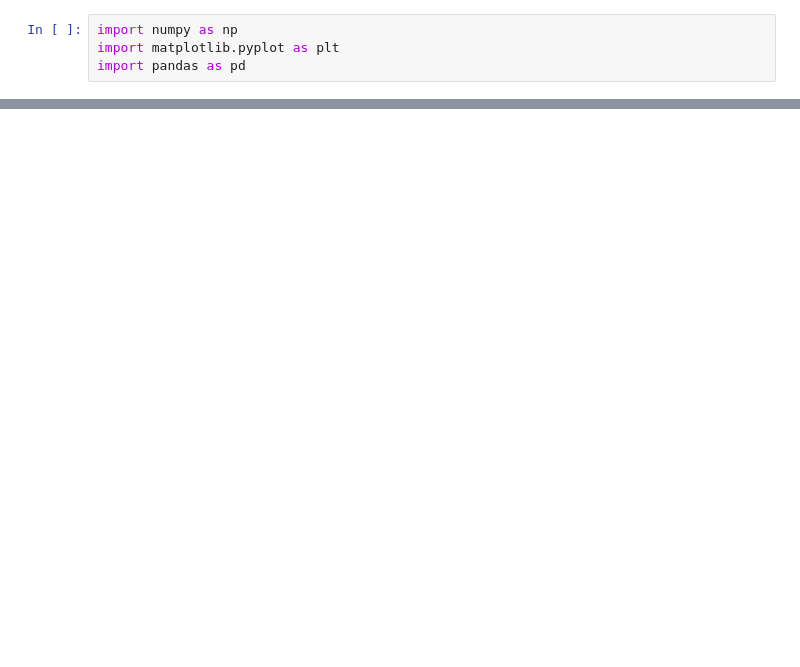
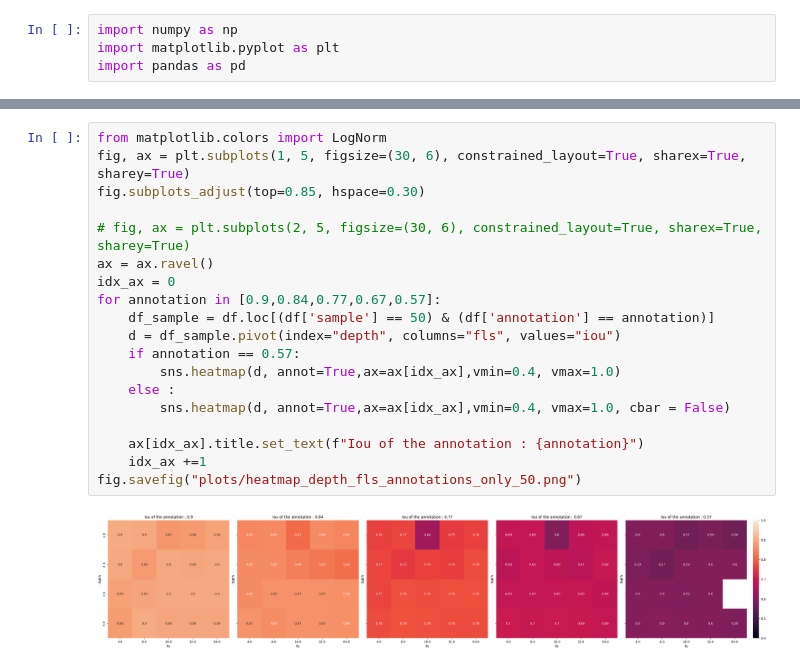
Before and after one commit to llleaa/ML-2025, a Jupyter notebook: projects/project2/plots.ipynb, the cells around one changed output, grey strips where cells are left out. Drawn from its saved outputs; the diff is of its cells as text; blank space fills up the shorter version.

```diff
--- a/projects/project2/plots.ipynb
+++ b/projects/project2/plots.ipynb
@@ -69,0 +70,21 @@ fig.savefig("plots/heatmap_depth_fls_1scale.png")
+# %%
+from matplotlib.colors import LogNorm
+fig, ax = plt.subplots(1, 5, figsize=(30, 6), constrained_layout=True, sharex=True, sharey=True)
+fig.subplots_adjust(top=0.85, hspace=0.30)
+
+# fig, ax = plt.subplots(2, 5, figsize=(30, 6), constrained_layout=True, sharex=True, sharey=True)
+ax = ax.ravel()
+idx_ax = 0
+for annotation in [0.9,0.84,0.77,0.67,0.57]:
+    df_sample = df.loc[(df['sample'] == 50) & (df['annotation'] == annotation)]
+    d = df_sample.pivot(index="depth", columns="fls", values="iou")
+    if annotation == 0.57:
+        sns.heatmap(d, annot=True,ax=ax[idx_ax],vmin=0.4, vmax=1.0)
+    else :
+        sns.heatmap(d, annot=True,ax=ax[idx_ax],vmin=0.4, vmax=1.0, cbar = False)
+
+    ax[idx_ax].title.set_text(f"Iou of the annotation : {annotation}")
+    idx_ax +=1
+fig.savefig("plots/heatmap_depth_fls_annotations_only_50.png")
+# %% [output]
+[figure, added]
```
Also changed, not shown: parts of 8 cells of this notebook, 9 other files.
